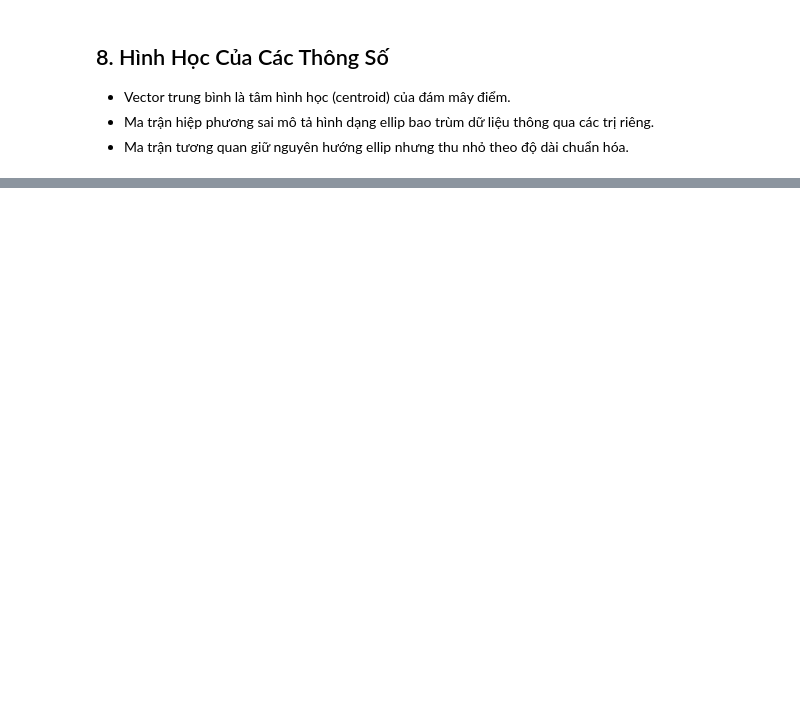
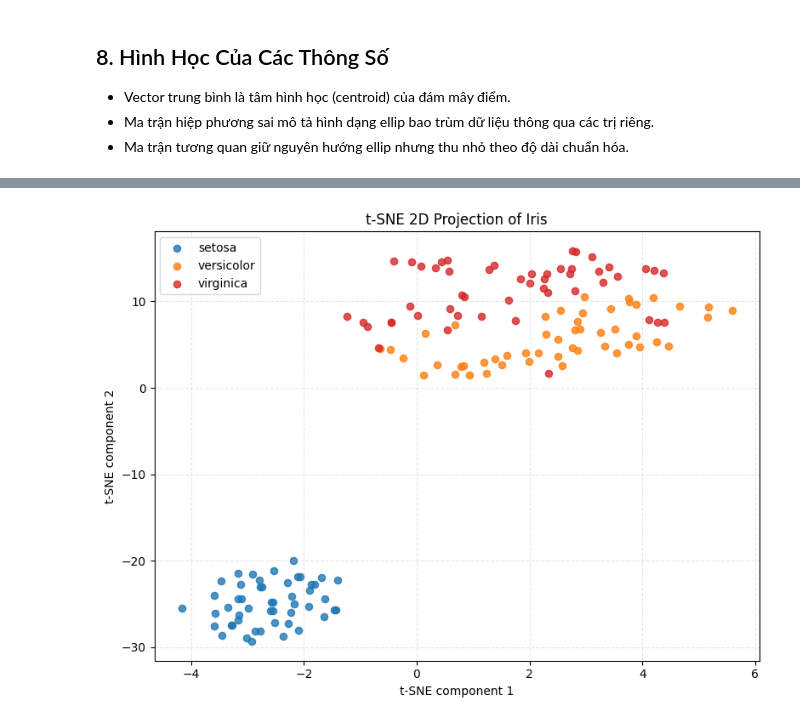
Before and after one commit to ntnthinh205/gk_msa, a Jupyter notebook: multivariate_statistics.ipynb, the cells around one changed output, grey strips where cells are left out. Cells and saved outputs as stored; diff of their text form; code cells hidden in the pictures; blank space fills up the shorter version.

```diff
--- a/multivariate_statistics.ipynb
+++ b/multivariate_statistics.ipynb
@@ -256,0 +431,32 @@ else:
+# %%
+from sklearn.manifold import TSNE
+from sklearn.preprocessing import StandardScaler
+
+# Chuẩn hóa trước khi chạy t-SNE
+X_scaled = StandardScaler().fit_transform(data)
+
+tsne = TSNE(
+    n_components=2,
+    perplexity=30,
+    learning_rate="auto",
+    init="random",
+    random_state=42
+    )
+X_tsne = tsne.fit_transform(X_scaled)
+
+fig, ax = plt.subplots(figsize=(8, 6))
+for g, color in enumerate(colors):
+    mask = target == g
+    ax.scatter(
+        X_tsne[mask, 0], X_tsne[mask, 1],
+        color=color, alpha=0.8, s=35, label=target_names[g]
+    )
+ax.set_title("t-SNE 2D Projection of Iris")
+ax.set_xlabel("t-SNE component 1")
+ax.set_ylabel("t-SNE component 2")
+ax.legend()
+ax.grid(True, linestyle="--", alpha=0.3)
+plt.tight_layout()
+plt.show()
+# %% [output]
+[figure, added]
```
Also changed, not shown: parts of 11 cells of this notebook.
